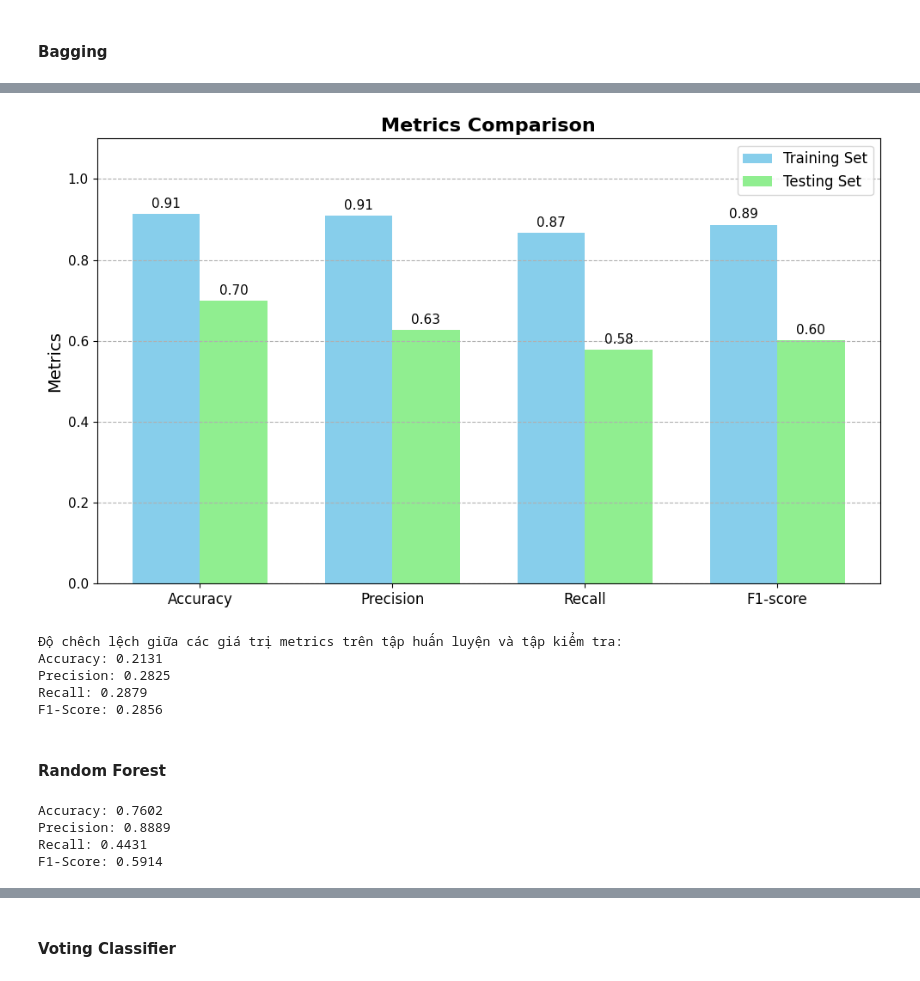
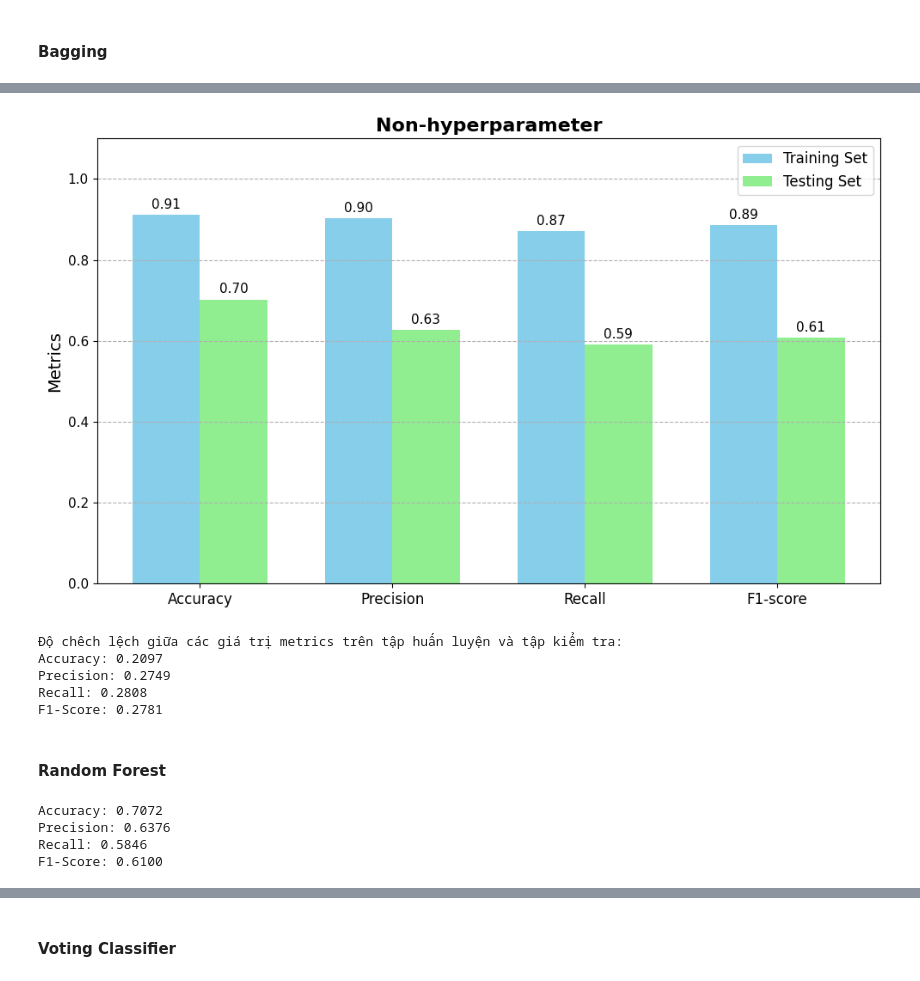
Before and after one commit to trnqbao/machine-learning-final-project, a Jupyter notebook: Ex2.ipynb, the cells around one changed output, grey strips where cells are left out. Saved outputs shown, nothing was run; the diff lists cells and outputs as text; code cells hidden in the pictures.

```diff
--- a/Ex2.ipynb
+++ b/Ex2.ipynb
@@ -938,10 +974,10 @@ bg_clf = BaggingClassifier()
 bg_clf.fit(X_train, y_train)
 y_test_pred = bg_clf.predict(X_test)
 
-bg_accuracy = accuracy_score(y_test, y_test_pred)
-bg_precision = precision_score(y_test, y_test_pred)
-bg_recall = recall_score(y_test, y_test_pred)
-bg_f1 = f1_score(y_test, y_test_pred)
+bg_accuracy_before = accuracy_score(y_test, y_test_pred)
+bg_precision_before = precision_score(y_test, y_test_pred)
+bg_recall_before = recall_score(y_test, y_test_pred)
+bg_f1_before = f1_score(y_test, y_test_pred)
 
-print_metrics(bg_accuracy, bg_precision, bg_recall, bg_f1)
+print_metrics(bg_accuracy_before, bg_precision_before, bg_recall_before, bg_f1_before)
 # %% [output]
@@ -966,37 +1002,37 @@ F1-Score: 0.8872
-# %%
-training_metrics = [bg_train_accuracy, bg_train_precision, bg_train_recall, bg_train_f1]
-testing_metrics = [bg_accuracy, bg_precision, bg_recall, bg_f1]
-
-compare_metrics(training_metrics, testing_metrics)
-compute_metric_difference(training_metrics, testing_metrics)
-# %% [output]
-[figure, removed]
-Độ chêch lệch giữa các giá trị metrics trên tập huấn luyện và tập kiểm tra:
-Accuracy: 0.2131
-Precision: 0.2825
-Recall: 0.2879
-F1-Score: 0.2856
+# %%
+bg_training_metrics_before = [bg_train_accuracy, bg_train_precision, bg_train_recall, bg_train_f1]
+bg_testing_metrics_before = [bg_accuracy_before, bg_precision_before, bg_recall_before, bg_f1_before]
+
+compare_metrics(bg_training_metrics_before, bg_testing_metrics_before, title_1)
+compute_metric_difference(bg_training_metrics_before, bg_testing_metrics_before)
+# %% [output]
+[figure, added]
+Độ chêch lệch giữa các giá trị metrics trên tập huấn luyện và tập kiểm tra:
+Accuracy: 0.2097
+Precision: 0.2749
+Recall: 0.2808
+F1-Score: 0.2781
 # %% [markdown]
 #### Random Forest
 # %%
 from sklearn.ensemble import RandomForestClassifier
 
-rf_clf = RandomForestClassifier(max_depth=5)
+rf_clf = RandomForestClassifier()
 
 rf_clf.fit(X_train, y_train)
 y_test_pred = rf_clf.predict(X_test)
 
-rf_accuracy = accuracy_score(y_test, y_test_pred)
-rf_precision = precision_score(y_test, y_test_pred)
-rf_recall = recall_score(y_test, y_test_pred)
-rf_f1 = f1_score(y_test, y_test_pred)
+rf_accuracy_before = accuracy_score(y_test, y_test_pred)
+rf_precision_before = precision_score(y_test, y_test_pred)
+rf_recall_before = recall_score(y_test, y_test_pred)
+rf_f1_before = f1_score(y_test, y_test_pred)
 
-print_metrics(rf_accuracy, rf_precision, rf_recall, rf_f1)
+print_metrics(rf_accuracy_before, rf_precision_before, rf_recall_before, rf_f1_before)
 # %% [output]
-Accuracy: 0.7602
-Precision: 0.8889
-Recall: 0.4431
-F1-Score: 0.5914
+Accuracy: 0.7072
+Precision: 0.6376
+Recall: 0.5846
+F1-Score: 0.6100
 # %%
 y_train_pred = rf_clf.predict(X_train)
 
```
Also changed, not shown: parts of 81 cells of this notebook.
